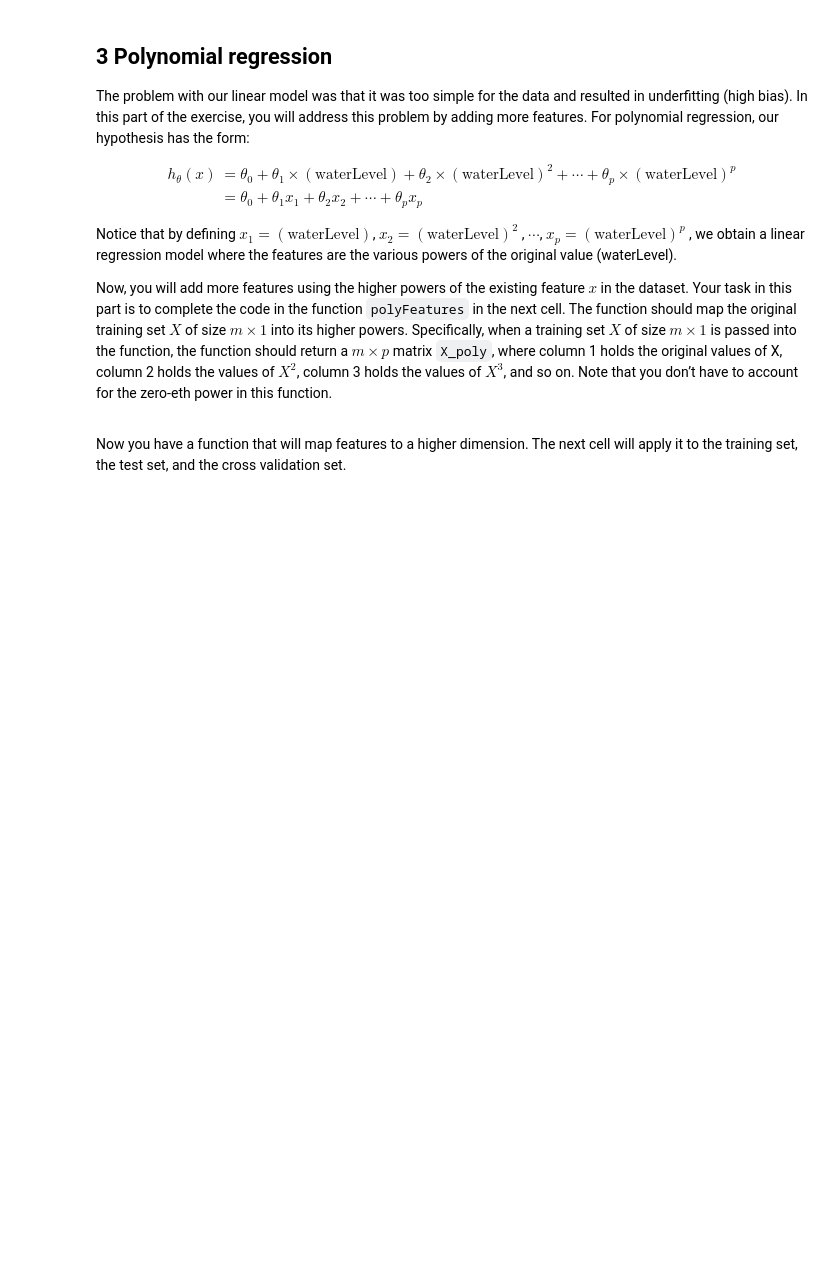
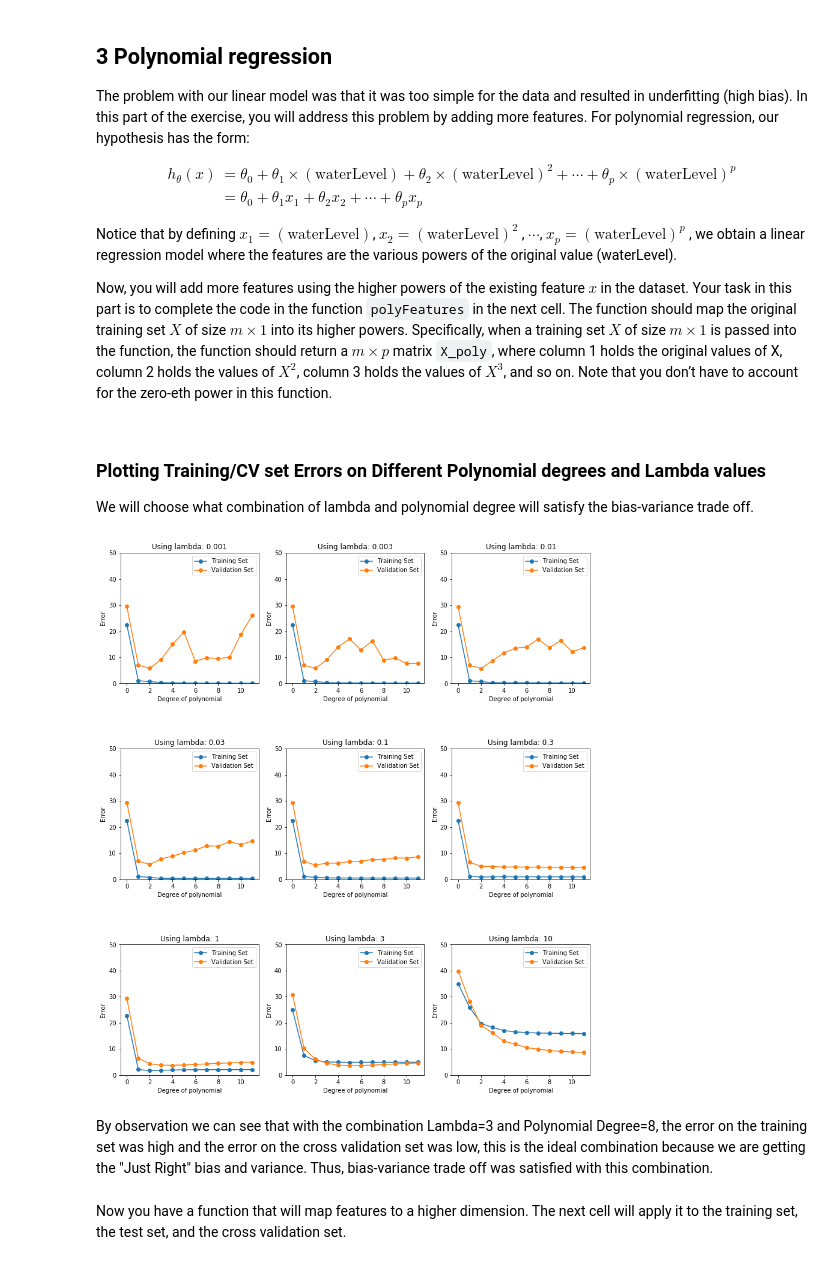
Before and after one commit to 1byte-yoda/ml-coursera-python-assignments, a Jupyter notebook: Exercise5/exercise5.ipynb, the cells around one changed output. Cells and saved outputs as stored; diff of their text form; code cells hidden in the pictures; blank space fills up the shorter version.

```diff
--- a/Exercise5/exercise5.ipynb
+++ b/Exercise5/exercise5.ipynb
@@ -485,5 +485,56 @@ def polyFeatures(X, p):
     # ============================================================
     return X_poly
+# %% [markdown]
+### Plotting Training/CV set Errors on Different Polynomial degrees and Lambda values
+We will choose what combination of lambda and polynomial degree will satisfy the bias-variance trade off.
+# %%
+# We will choose a polynomial degree from range 1 - 12
+poly_range = [i for i in range(1, 12+1)]
+
+lambda_set = [0.001, 0.003, 0.01, 0.03, 0.1, 0.3, 1, 3, 10]
+fig = pyplot.figure(figsize=(14,16))
+fig.subplots_adjust(wspace=0.2, hspace=0.5)
+index = 1
+
+for l in lambda_set:
+    error_train = np.zeros(max(poly_range))
+    error_cv = np.zeros(max(poly_range))
+    for p_ in poly_range:
+        X_poly_p = polyFeatures(X.copy(), p_)
+        X_poly_p, mu_p, sigma_p = utils.featureNormalize(X_poly_p)
+        X_poly_p = np.concatenate([np.ones((X_poly_p.shape[0], 1)), X_poly_p], axis=1)
+
+        Xval_poly_p = polyFeatures(Xval.copy(), p_)
+        Xval_poly_p = (Xval_poly_p - mu_p) / sigma_p
+        Xval_poly_p = np.concatenate([np.ones((Xval_poly_p.shape[0], 1)), Xval_poly_p], axis=1)
+
+        trained_theta_p = utils.trainLinearReg(linearRegCostFunction, X_poly_p, y, lambda_=l)
+
+        train_error, _ = linearRegCostFunction(X_poly_p, y, trained_theta_p, lambda_=0)
+        cv_error, _ = linearRegCostFunction(Xval_poly_p, yval, trained_theta_p, lambda_=0)
+
+        error_train[p_-1] = train_error
+        error_cv[p_-1] = cv_error
+
+    # Plot the Train/CV Errors
+    ax = fig.add_subplot(330 + index)
+    index += 1
+    ax.plot(np.arange(error_train.size), error_train, '-o', np.arange(error_cv.size), error_cv, '-o')
+    ax.set_title('Using lambda: {}'.format(l))
+    ax.set_ylim([0, 50])
+    ax.set_ylabel('Error')
+    ax.set_xlabel('Degree of polynomial')
+    ax.legend(['Training Set', 'Validation Set'])
+
+    # ----------------------- RESERVED FOR DEBUGGING ------------------------
+#     print('Lambda = %.2f' % l)
+#     print('Polynomial Degree\t Training Error\t Validation Error')
+#     for i, cv_err, train_err in zip(poly_range, error_cv, error_train):
+#         print('\t ' + str(i) + '\t\t\t ' + str(round(train_err, 2)) + '\t\t ' + str(round(cv_err, 2)))
+# %% [output]
+[figure, added]
+# %% [markdown]
+By observation we can see that with the combination Lambda=3 and Polynomial Degree=8, the error on the training set was high and the error on the cross validation set was low, this is the ideal combination because we are getting the "Just Right" bias and variance. Thus, bias-variance trade off was satisfied with this combination.
 # %% [markdown]
 Now you have a function that will map features to a higher dimension. The next cell will apply it to the training set, the test set, and the cross validation set.
 # %%
```
Also changed, not shown: parts of 8 cells of this notebook.
